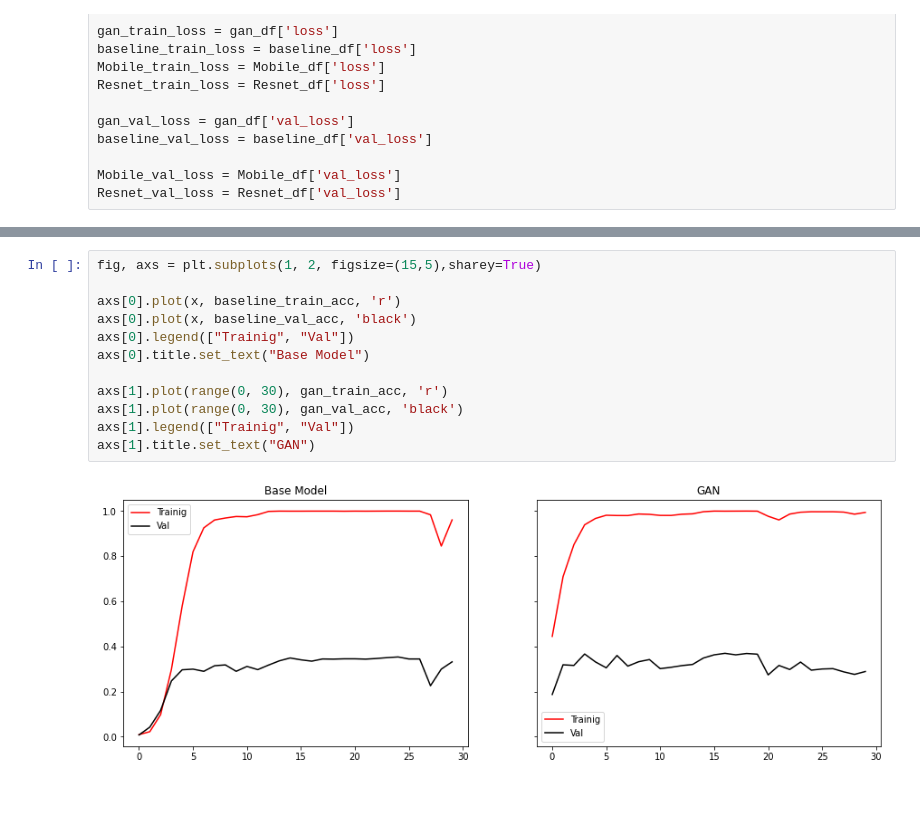
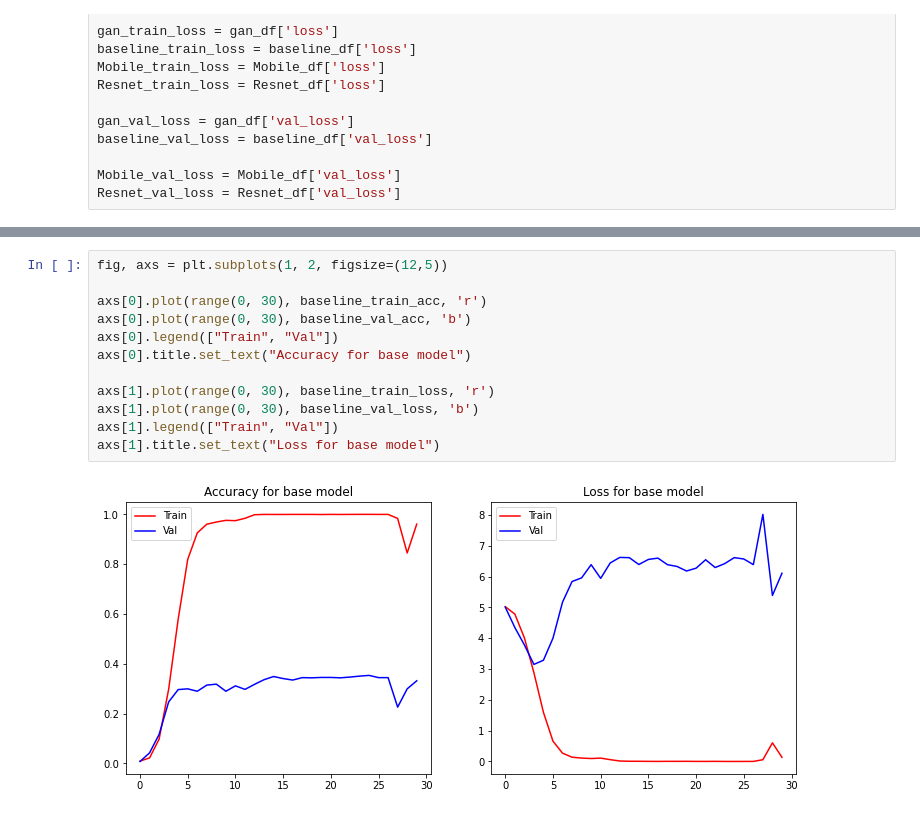
Before and after one commit to bochendong/few_shot_classification, a Jupyter notebook: code/history/plot.ipynb, the cells around one changed output, grey strips where cells are left out. Drawn from its saved outputs; the diff is of its cells as text.

```diff
--- a/code/history/plot.ipynb
+++ b/code/history/plot.ipynb
@@ -51,14 +71,14 @@ axs[2].title.set_text("MobileNet")
 # %%
-fig, axs = plt.subplots(1, 2, figsize=(15,5),sharey=True)
+fig, axs = plt.subplots(1, 2, figsize=(12,5))
 
-axs[0].plot(x, baseline_train_acc, 'r')
-axs[0].plot(x, baseline_val_acc, 'black')
-axs[0].legend(["Trainig", "Val"])
-axs[0].title.set_text("Base Model")
+axs[0].plot(range(0, 30), baseline_train_acc, 'r')
+axs[0].plot(range(0, 30), baseline_val_acc, 'b')
+axs[0].legend(["Train", "Val"])
+axs[0].title.set_text("Accuracy for base model")
 
-axs[1].plot(range(0, 30), gan_train_acc, 'r')
-axs[1].plot(range(0, 30), gan_val_acc, 'black')
-axs[1].legend(["Trainig", "Val"])
-axs[1].title.set_text("GAN")
+axs[1].plot(range(0, 30), baseline_train_loss, 'r')
+axs[1].plot(range(0, 30), baseline_val_loss, 'b')
+axs[1].legend(["Train", "Val"])
+axs[1].title.set_text("Loss for base model")
 # %% [output]
-[figure, old version]
+[figure, new version]
```
Also changed, not shown: parts of 4 cells of this notebook.
